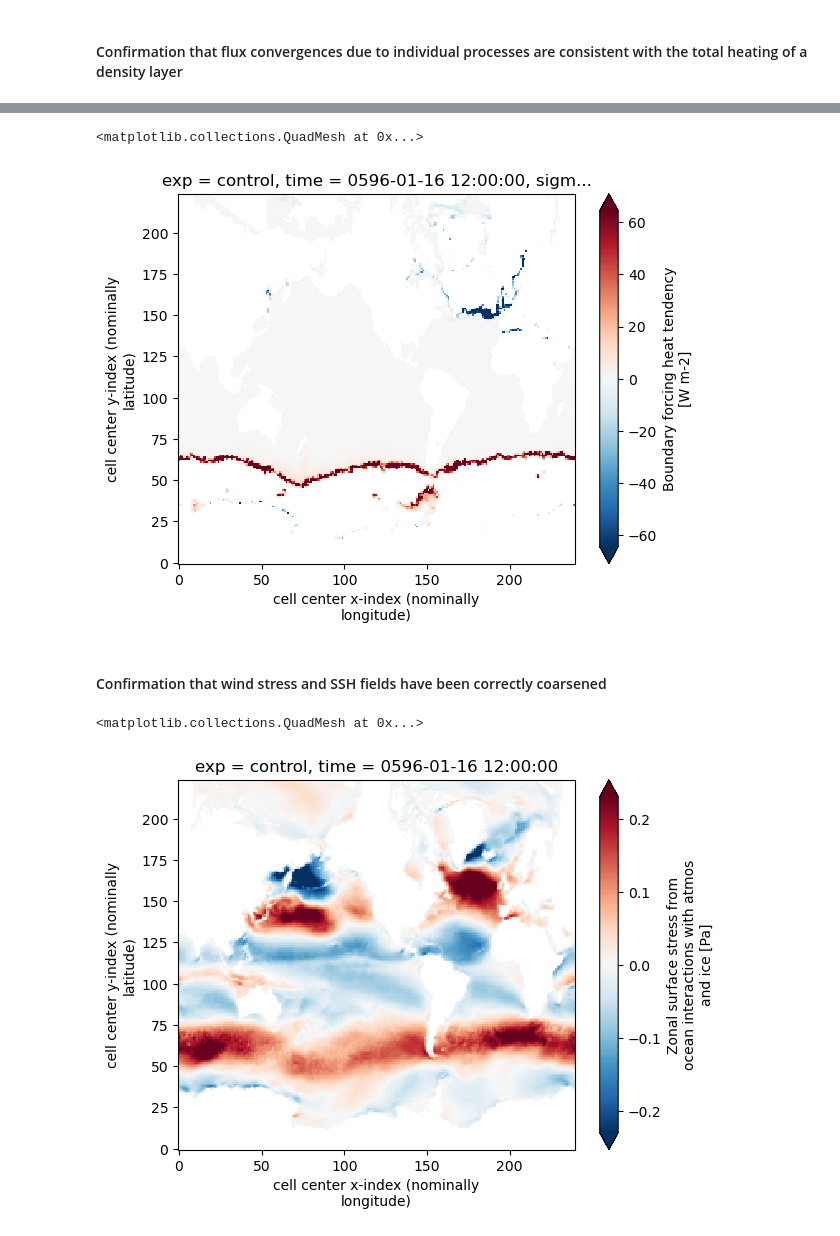
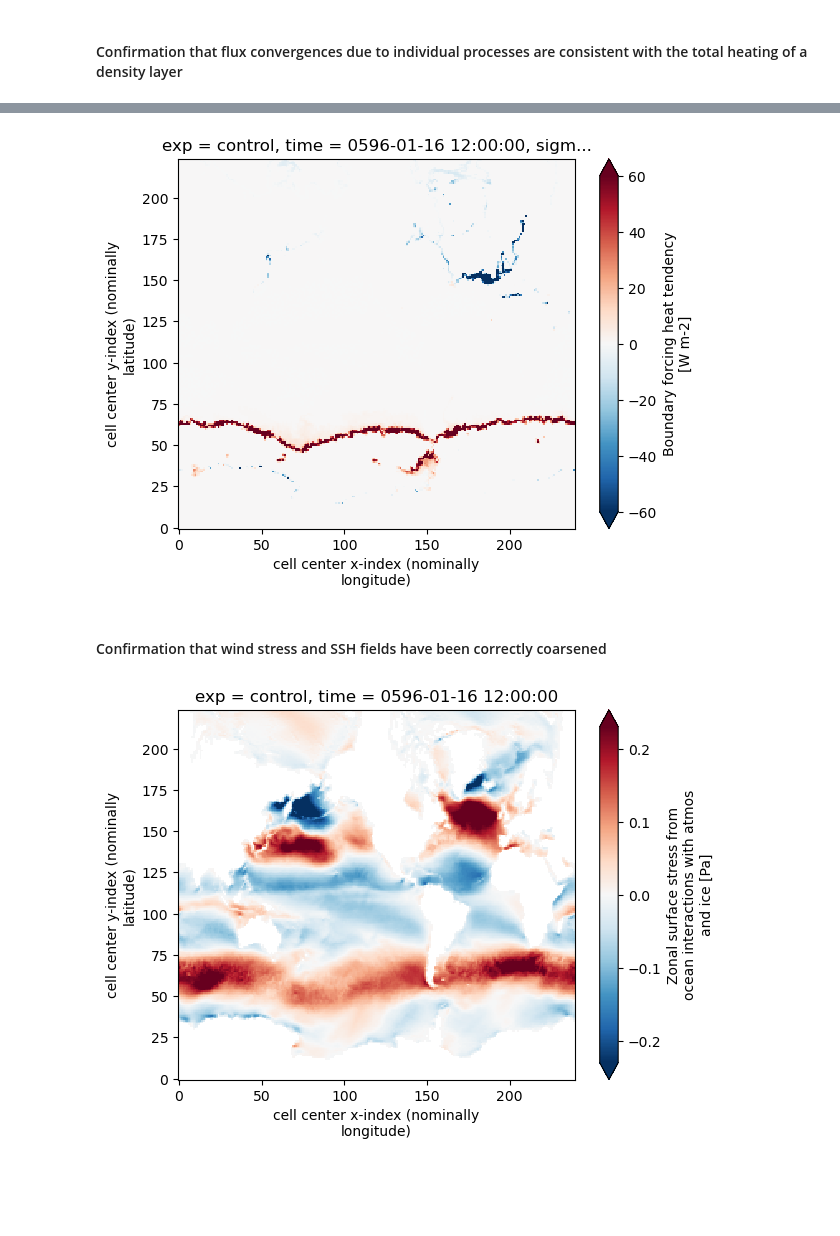
Before and after one commit to hdrake/CM4Xutils, a Jupyter notebook: examples/coarsen_budget_diags.ipynb, the cells around one changed output, grey strips where cells are left out. Saved outputs shown, nothing was run; the diff lists cells and outputs as text; code cells hidden in the pictures; blank space fills up the shorter version.

```diff
--- a/examples/coarsen_budget_diags.ipynb
+++ b/examples/coarsen_budget_diags.ipynb
@@ -70,8 +68,8 @@ grid._ds["opottempdiff"].isel(exp=0, time=0).sum("z_l").plot(robust=True);
 # %% [markdown]
 ## Density-bin and coarsen diagnostics
 # %%
-ds = remap_budgets_to_sigma2_and_coarsen(model, interval)
-display(ds)
+ds_sigma2_coarse = remap_budgets_to_sigma2_and_coarsen(model, interval)
+display(ds_sigma2_coarse)
 # %% [output]
 Loading CM4Xp125-piControl-continued for interval `2345`.
 Issuing dmget command to migrate data to disk. Migration complete.
@@ -156,13 +167,13 @@ rsdoabsorb_example.sum("sigma2_l").plot()
 # %%
-(ds["boundary_forcing_heat_tendency"]).isel(exp=0, time=0).sel(sigma2_l=35.75, method="nearest").plot(robust=True)
+(ds_sigma2_coarse["boundary_forcing_heat_tendency"]).isel(exp=0, time=0).sel(sigma2_l=35.75, method="nearest").fillna(0.).plot(
+    robust=True, vmin=-60, vmax=60, cmap="RdBu_r"
+);
 # %% [output]
-<matplotlib.collections.QuadMesh at 0x...>
-[figure, old version]
+[figure, new version]
 # %% [markdown]
 #### Confirmation that wind stress and SSH fields have been correctly coarsened
 # %%
-ds["taux"].isel(exp=0, time=0).plot(robust=True)
+ds_sigma2_coarse["taux"].isel(exp=0, time=0).plot(robust=True);
 # %% [output]
-<matplotlib.collections.QuadMesh at 0x...>
 [figure]
 # %%
```
Also changed, not shown: parts of 15 cells of this notebook, 6 other files.
